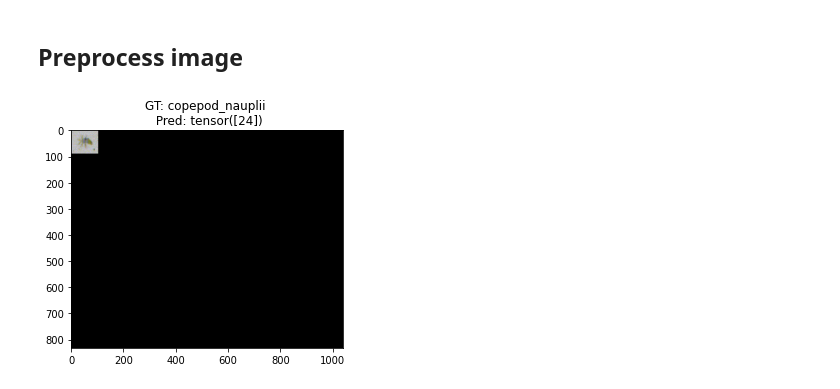
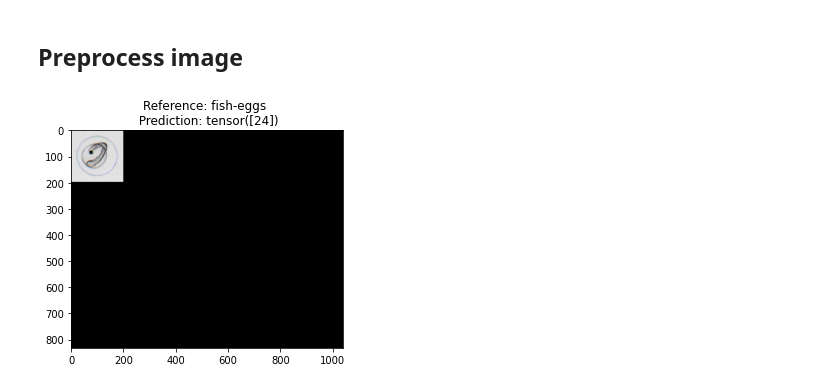
Before and after one commit to alan-turing-institute/plankton-dsg-challenge, a Jupyter notebook: notebooks/python/dsg2021/scivision-model_resnet50.ipynb, the cells around one changed output. Drawn from its saved outputs; the diff is of its cells as text; code cells hidden in the pictures.

```diff
--- a/notebooks/python/dsg2021/scivision-model_resnet50.ipynb
+++ b/notebooks/python/dsg2021/scivision-model_resnet50.ipynb
@@ -61,6 +57,6 @@ ds_holdout_labelled.dims['concat_dim']
 # %%
 # choose a test image
-image_no = 18
+image_no = 58748
 image = ds_holdout_labelled['raster'].sel(concat_dim=image_no).compute().values
 label_gt = ds_holdout_labelled['label3'].sel(concat_dim=image_no).compute().values
 # %%
@@ -93,8 +89,8 @@ pred = model.predict(IMAGE)
 # %%
 plt.figure()
 plt.imshow(image)
 _, preds = torch.max(pred, 1)
-plt.title("GT: {} \n Pred: {}".format(label_gt, preds))
+plt.title("Reference: {} \n Prediction: {}".format(label_gt, preds))
 plt.show()
 # %% [output]
-[figure, old version]
+[figure, new version]
```
Also changed, not shown: parts of 2 cells of this notebook.
